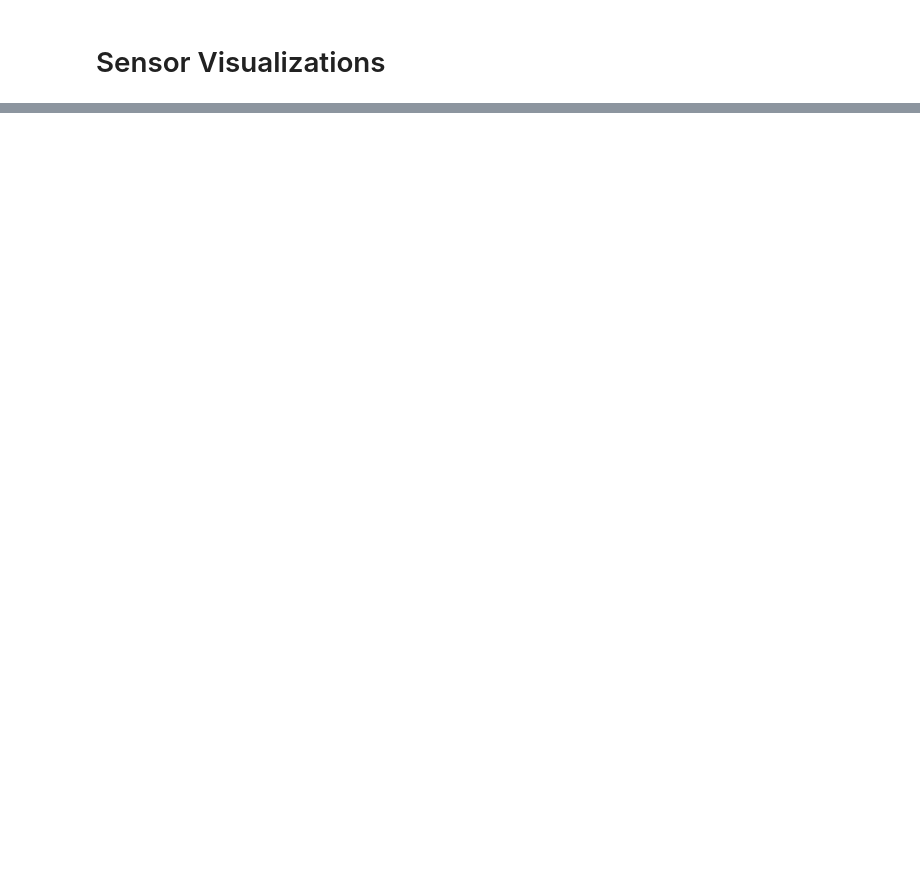
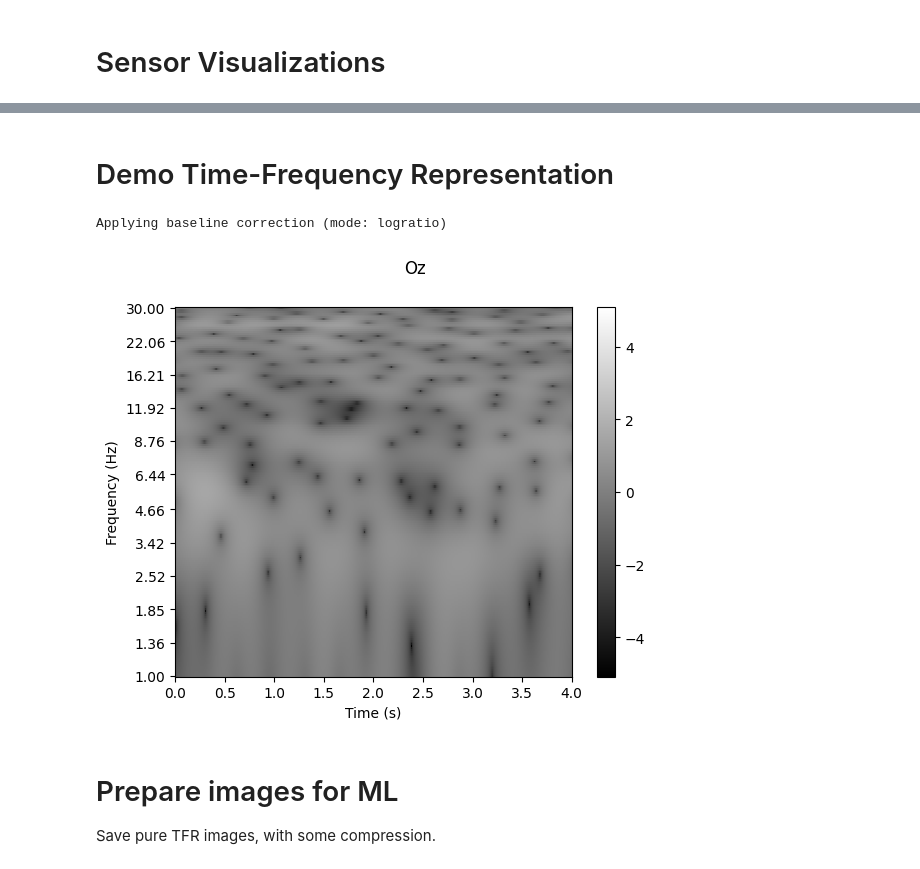
Before and after one commit to duedahl/LU_EEG_Classification, a Jupyter notebook: Visuals2.ipynb, the cells around one changed output, grey strips where cells are left out. Drawn from its saved outputs; the diff is of its cells as text; code cells hidden in the pictures; blank space fills up the shorter version.

Commit message:
Higher res spectrogram

```diff
--- a/Visuals2.ipynb
+++ b/Visuals2.ipynb
@@ -91,0 +88,22 @@ ax[1] = epochs.plot_sensors(kind="topomap", ch_type="all", show_names=True)
+# %% [markdown]
+# Demo Time-Frequency Representation
+# %%
+freqs = np.logspace(*np.log10([1,30]), num=200) # Frequencies of interest for spectrogram
+n_cycles = freqs / 1.  # Why this choice?
+power = mne.time_frequency.tfr_morlet(epochs[0], freqs=freqs, n_cycles=n_cycles, use_fft=True, return_itc=False)
+
+fig, ax = plt.subplots(1,1)
+#plt.axis('off')
+power.plot([59], baseline=(-2,0), mode="logratio", title=power.ch_names[59], tmin=0, tmax=4, cmap="binary_r", axes=ax)
+# Save only image part
+# https://stackoverflow.com/questions/8218608/scipy-savefig-without-frames-axes-only-content
+
+
+fig.savefig("test.png", bbox_inches='tight')
+# %% [output]
+Applying baseline correction (mode: logratio)
+[figure, added]
+# %% [markdown]
+# Prepare images for ML
+
+Save pure TFR images, with some compression.
```
Also changed, not shown: parts of 3 cells of this notebook.
